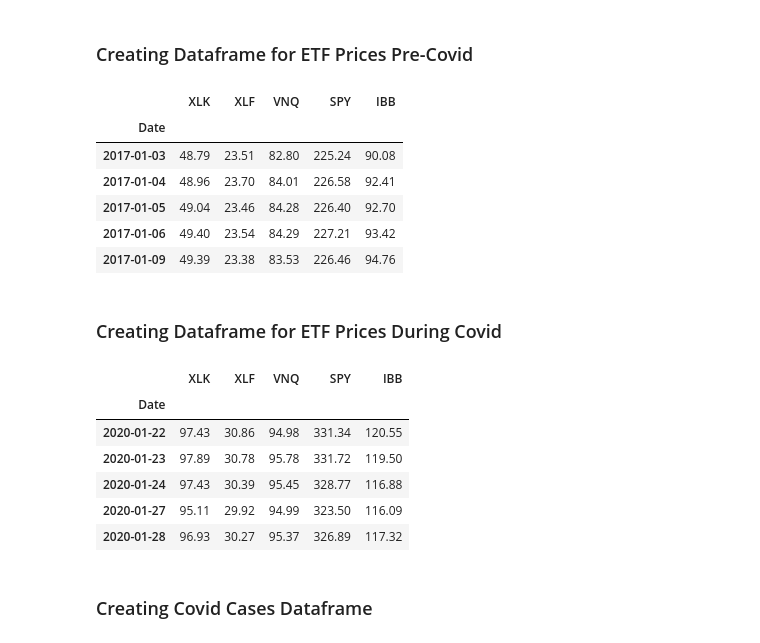
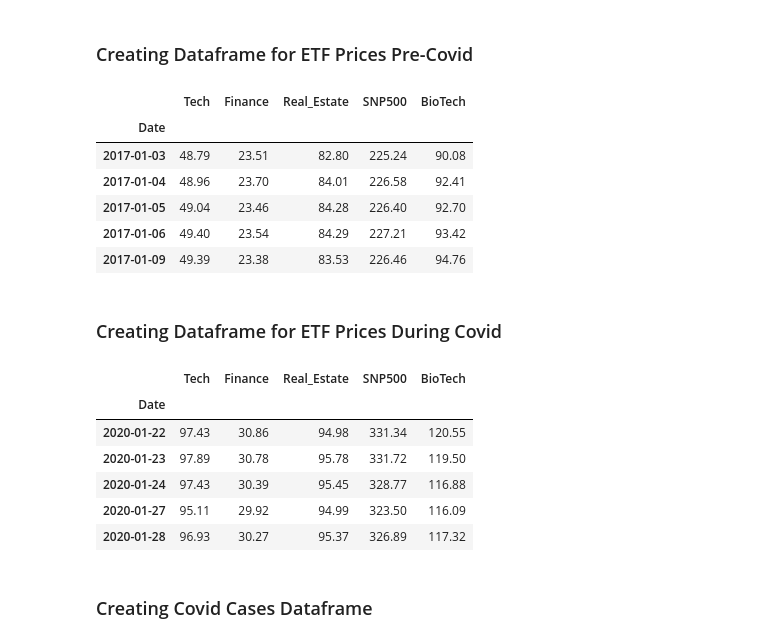
Before and after one commit to julian1765/Project_1, a Jupyter notebook: Covid_Nov_9.ipynb, the cells around one changed output. Cells and saved outputs as stored; diff of their text form; code cells hidden in the pictures.

```diff
--- a/Covid_Nov_9.ipynb
+++ b/Covid_Nov_9.ipynb
@@ -33,34 +40,34 @@ covid_data = pd.read_csv("United_States_COVID-19_Cases_and_Deaths_by_State_over_
 # %%
 xlk_pre_covid = xlk_csv.reset_index()
 xlk_pre_covid = xlk_pre_covid[0:767]
-xlk_pre_covid.columns = ['Date', 'XLK']
+xlk_pre_covid.columns = ['Date', 'Tech']
 
 xlf_pre_covid = xlf_csv.reset_index()
 xlf_pre_covid = xlf_pre_covid[0:767]
-xlf_pre_covid.columns = ['Date', 'XLF']
+xlf_pre_covid.columns = ['Date', 'Finance']
 xlf_pre_covid = xlf_pre_covid.drop(columns=['Date'])
 
 vnq_pre_covid = vnq_csv.reset_index()
 vnq_pre_covid = vnq_pre_covid[0:767]
-vnq_pre_covid.columns = ['Date', 'VNQ']
+vnq_pre_covid.columns = ['Date', 'Real_Estate']
 vnq_pre_covid = vnq_pre_covid.drop(columns=['Date'])
 
 spy_pre_covid = spy_csv.reset_index()
 spy_pre_covid = spy_pre_covid[0:767]
-spy_pre_covid.columns = ['Date', 'SPY']
+spy_pre_covid.columns = ['Date', 'SNP500']
 spy_pre_covid = spy_pre_covid.drop(columns=['Date'])
 
 ibb_pre_covid = ibb_csv.reset_index()
 ibb_pre_covid = ibb_pre_covid[0:767]
-ibb_pre_covid.columns = ['Date', 'IBB']
+ibb_pre_covid.columns = ['Date', 'BioTech']
 ibb_pre_covid = ibb_pre_covid.drop(columns=['Date'])
 
 pre_covid_concat = pd.concat([xlk_pre_covid, xlf_pre_covid, vnq_pre_covid,
                               spy_pre_covid, ibb_pre_covid], axis = "columns", join = "inner")
 pre_covid_concat.set_index(["Date"], inplace = True)
 pre_covid_concat.head()
 # %% [output]
-|  | XLK | XLF | VNQ | SPY | IBB |
+|  | Tech | Finance | Real_Estate | SNP500 | BioTech |
 | Date |  |  |  |  |  |
 | 2017-01-03 | 48.79 | 23.51 | 82.80 | 225.24 | 90.08 |
 | 2017-01-04 | 48.96 | 23.70 | 84.01 | 226.58 | 92.41 |
@@ -72,26 +79,26 @@ pre_covid_concat.head()
 # %%
 xlk_post_covid = xlk_csv.reset_index()
 xlk_post_covid = xlk_post_covid[767:]
-xlk_post_covid.columns = ['Date', 'XLK']
+xlk_post_covid.columns = ['Date', 'Tech']
 
 xlf_post_covid = xlf_csv.reset_index()
 xlf_post_covid = xlf_post_covid[767:]
-xlf_post_covid.columns = ['Date', 'XLF']
+xlf_post_covid.columns = ['Date', 'Finance']
 xlf_post_covid = xlf_post_covid.drop(columns=['Date'])
 
 vnq_post_covid = vnq_csv.reset_index()
 vnq_post_covid = vnq_post_covid[767:]
-vnq_post_covid.columns = ['Date', 'VNQ']
+vnq_post_covid.columns = ['Date', 'Real_Estate']
 vnq_post_covid = vnq_post_covid.drop(columns=['Date'])
 
 spy_post_covid = spy_csv.reset_index()
 spy_post_covid = spy_post_covid[767:]
-spy_post_covid.columns = ['Date', 'SPY']
+spy_post_covid.columns = ['Date', 'SNP500']
 spy_post_covid = spy_post_covid.drop(columns=['Date'])
 
 ibb_post_covid = ibb_csv.reset_index()
 ibb_post_covid = ibb_post_covid[767:]
-ibb_post_covid.columns = ['Date', 'IBB']
+ibb_post_covid.columns = ['Date', 'BioTech']
 ibb_post_covid = ibb_post_covid.drop(columns=['Date'])
 
 during_covid_concat = pd.concat([xlk_post_covid, xlf_post_covid, vnq_post_covid,
@@ -99,7 +106,7 @@ during_covid_concat = pd.concat([xlk_post_covid, xlf_post_covid, vnq_post_covid,
 during_covid_concat.set_index(["Date"], inplace = True)
 during_covid_concat.head()
 # %% [output]
-|  | XLK | XLF | VNQ | SPY | IBB |
+|  | Tech | Finance | Real_Estate | SNP500 | BioTech |
 | Date |  |  |  |  |  |
 | 2020-01-22 | 97.43 | 30.86 | 94.98 | 331.34 | 120.55 |
 | 2020-01-23 | 97.89 | 30.78 | 95.78 | 331.72 | 119.50 |
```
Also changed, not shown: parts of 17 cells of this notebook.
